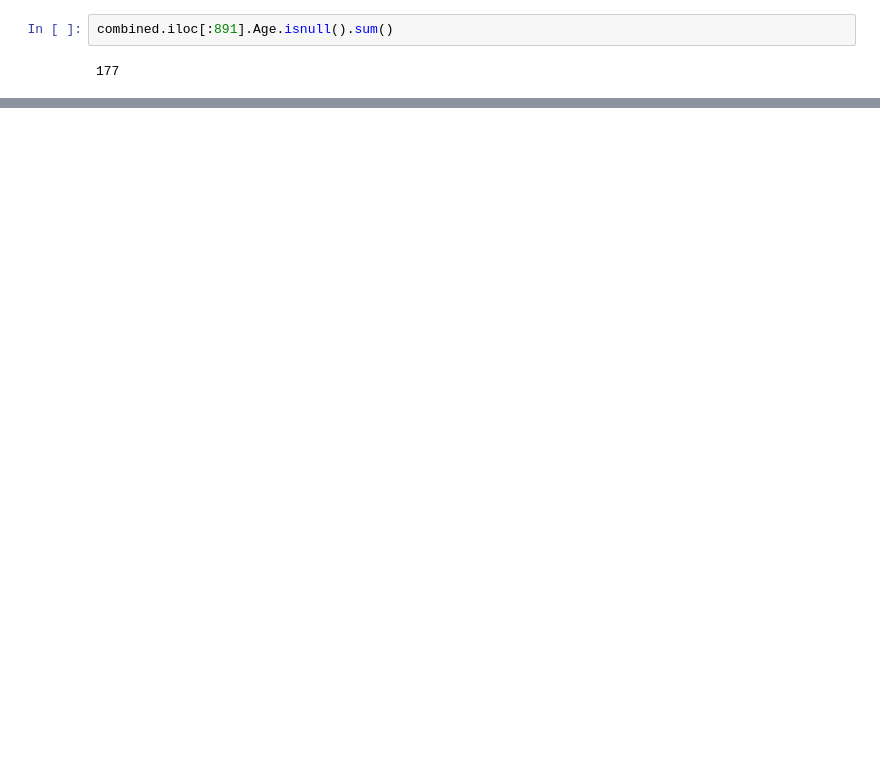
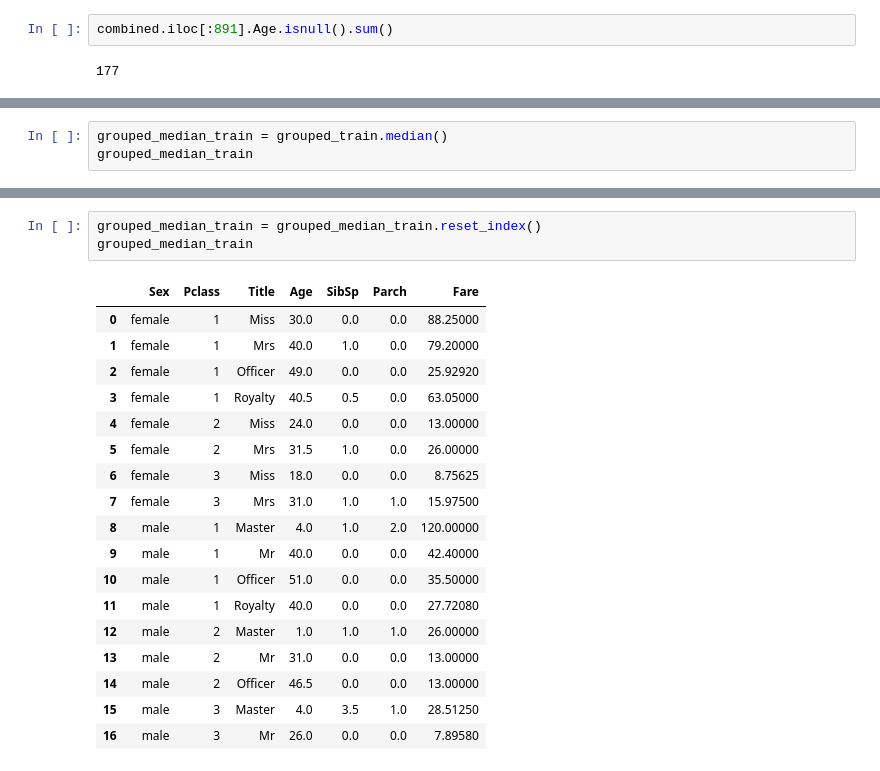
Before and after one commit to xuxiufeng/Titanic-Machine_Learning_from_Disaster, a Jupyter notebook: Titanic_Machine_Learning_from_Disaster.ipynb, the cells around one changed output, grey strips where cells are left out. Saved outputs shown, nothing was run; the diff lists cells and outputs as text; blank space fills up the shorter version.

```diff
--- a/Titanic_Machine_Learning_from_Disaster.ipynb
+++ b/Titanic_Machine_Learning_from_Disaster.ipynb
@@ -352,0 +375,3 @@ combined.iloc[:891].Age.isnull().sum()
+# %%
+grouped_median_train = grouped_train.median()
+grouped_median_train
@@ -352,0 +398,22 @@ combined.iloc[:891].Age.isnull().sum()
+# %%
+grouped_median_train = grouped_median_train.reset_index()
+grouped_median_train
+# %% [output]
+|  | Sex | Pclass | Title | Age | SibSp | Parch | Fare |
+| 0 | female | 1 | Miss | 30.0 | 0.0 | 0.0 | 88.25000 |
+| 1 | female | 1 | Mrs | 40.0 | 1.0 | 0.0 | 79.20000 |
+| 2 | female | 1 | Officer | 49.0 | 0.0 | 0.0 | 25.92920 |
+| 3 | female | 1 | Royalty | 40.5 | 0.5 | 0.0 | 63.05000 |
+| 4 | female | 2 | Miss | 24.0 | 0.0 | 0.0 | 13.00000 |
+| 5 | female | 2 | Mrs | 31.5 | 1.0 | 0.0 | 26.00000 |
+| 6 | female | 3 | Miss | 18.0 | 0.0 | 0.0 | 8.75625 |
+| 7 | female | 3 | Mrs | 31.0 | 1.0 | 1.0 | 15.97500 |
+| 8 | male | 1 | Master | 4.0 | 1.0 | 2.0 | 120.00000 |
+| 9 | male | 1 | Mr | 40.0 | 0.0 | 0.0 | 42.40000 |
+| 10 | male | 1 | Officer | 51.0 | 0.0 | 0.0 | 35.50000 |
+| 11 | male | 1 | Royalty | 40.0 | 0.0 | 0.0 | 27.72080 |
+| 12 | male | 2 | Master | 1.0 | 1.0 | 1.0 | 26.00000 |
+| 13 | male | 2 | Mr | 31.0 | 0.0 | 0.0 | 13.00000 |
+| 14 | male | 2 | Officer | 46.5 | 0.0 | 0.0 | 13.00000 |
+| 15 | male | 3 | Master | 4.0 | 3.5 | 1.0 | 28.51250 |
+| 16 | male | 3 | Mr | 26.0 | 0.0 | 0.0 | 7.89580 |
```
Also changed, not shown: parts of 30 cells of this notebook.
